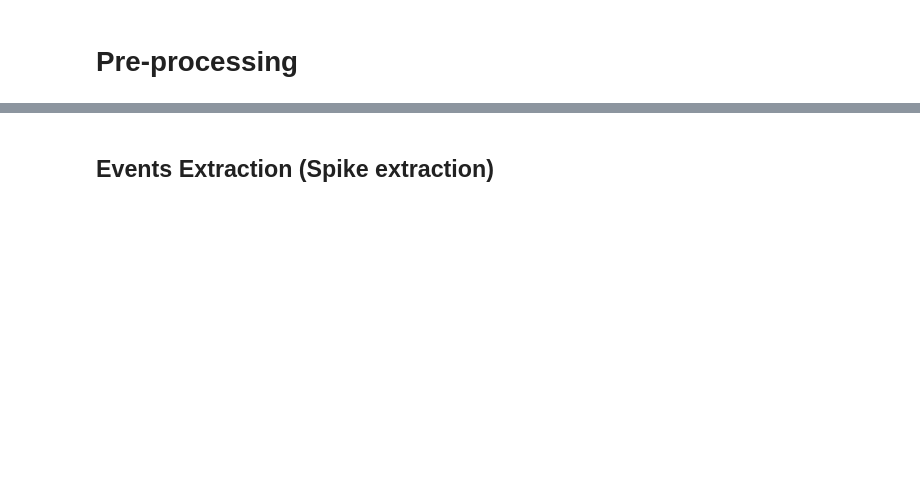
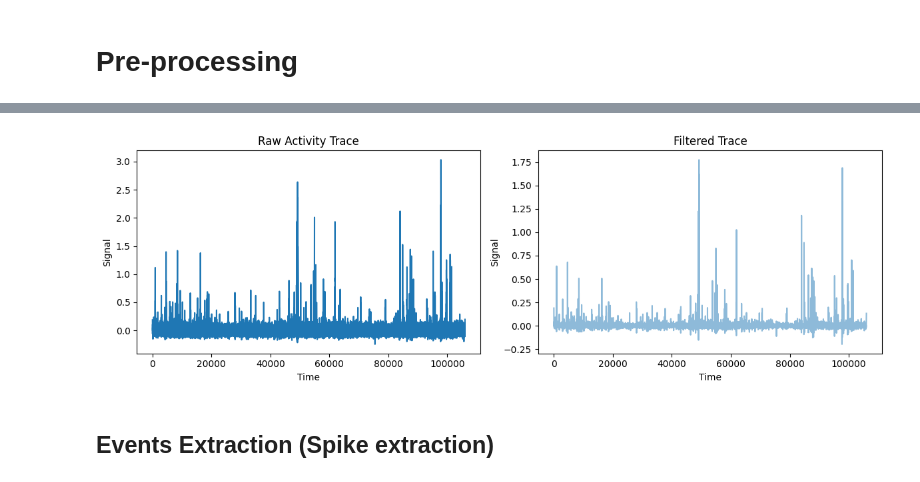
Before and after one commit to luciaganton/Neural-Data-Science, a Jupyter notebook: practical02_Agnese.ipynb, the cells around one changed output, grey strips where cells are left out. Saved outputs shown, nothing was run; the diff lists cells and outputs as text; code cells hidden in the pictures; blank space fills up the shorter version.

```diff
--- a/practical02_Agnese.ipynb
+++ b/practical02_Agnese.ipynb
@@ -522,5 +529,26 @@ def lowpass_filter(trace, cutoff=0.7, fs=fs, order=3):
 
 filtered_trace = lowpass_filter(traces)
 normalized_trace = zscore(filtered_trace, axis=1)
+# %%
+# Plot raw vs filtered trace
+fig, axs = plt.subplots(1, 2, figsize=(12, 4))
+
+# Plot filtered trace
+axs[0].plot(traces[100, :])
+axs[0].set_title("Raw Activity Trace")
+axs[0].set_xlabel("Time")
+axs[0].set_ylabel("Signal")
+
+# Plot raw activity trace
+axs[1].plot(filtered_trace[100, :], alpha=0.5)
+axs[1].set_title("Filtered Trace")
+axs[1].set_xlabel("Time")
+axs[1].set_ylabel("Signal")
+
+# Adjust layout
+plt.tight_layout()
+plt.show()
+# %% [output]
+[figure, added]
 # %% [markdown]
 ## Events Extraction (Spike extraction)
```
Also changed, not shown: parts of 35 cells of this notebook.
